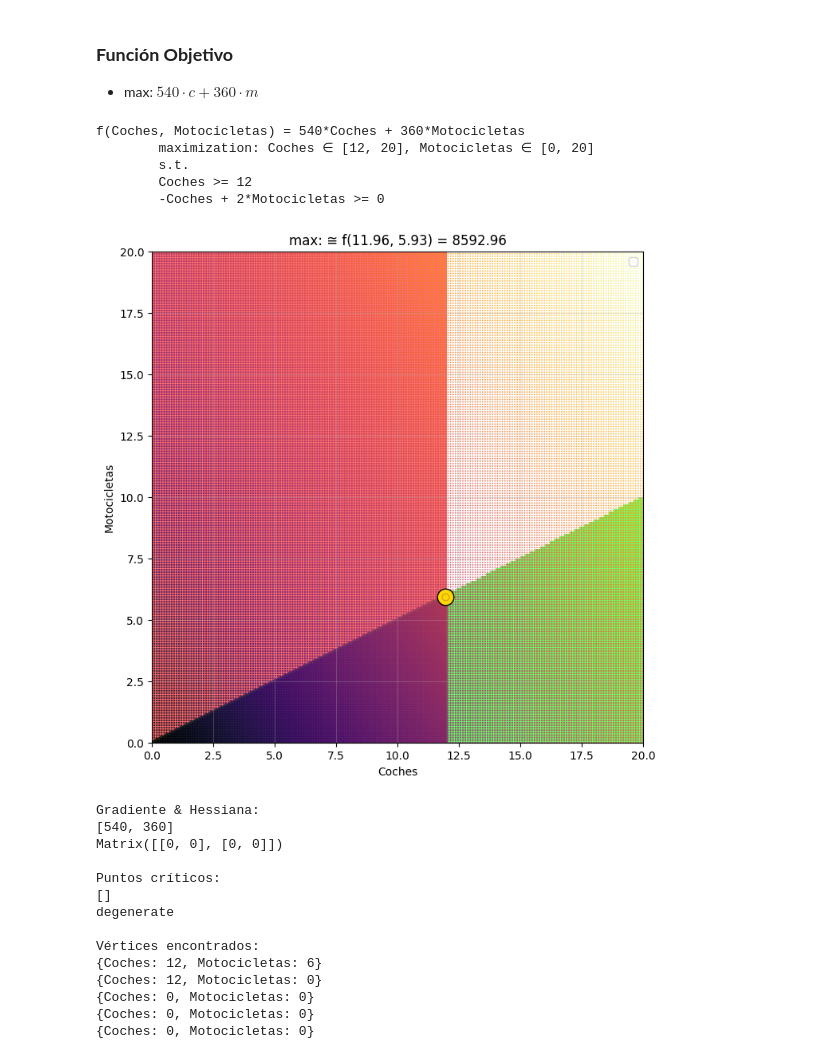
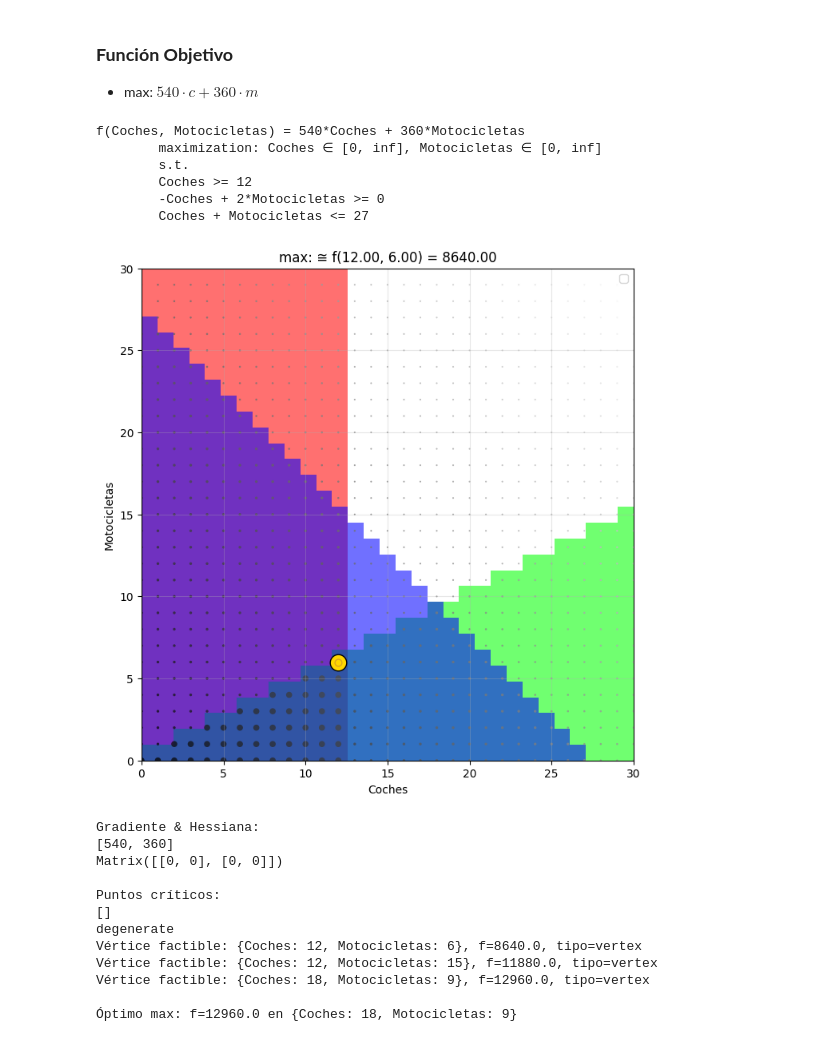
Before and after one commit to JulTob/Optimization, a Jupyter notebook: Optimizacion_C2.ipynb, the cells around one changed output. Saved outputs shown, nothing was run; the diff lists cells and outputs as text; code cells hidden in the pictures.

```diff
--- a/Optimizacion_C2.ipynb
+++ b/Optimizacion_C2.ipynb
@@ -531,15 +567,3 @@ def classify_point(H, point):
     if any(ev < 0 for ev in eigs) and any(ev > 0 for ev in eigs):
         return "saddle"
     return "degenerate"
-# %%
-def feasible(P, point):
-    xs = P.symbols()
-    for r in P.restrictions:
-        if (r.lhs - r.rhs).subs(point) > 0:
-            return False
-    # domain bounds
-    for v in P.variables:
-        val = point[v.symbol]
-        if not v.lower <= val <= v.upper:
-            return False
-    return True
@@ -594,10 +675,6 @@ def analytical_optima(P, steps=True):
             sol = sym.solve([eq1, eq2], xs, dict=True)
             for s in sol:
                 vertices.append(s)
-    if steps:
-        print("\nVértices encontrados:")
-        for v in vertices:
-            print(v)
 
     for v in vertices:
         if feasible(P,v):
@@ -605,6 +682,19 @@ def analytical_optima(P, steps=True):
             candidates.append((v, fval, "vertex", "vertex"))
             if steps:
                 print(f"Vértice factible: {v}, f={fval}, tipo=vertex")
+
+    # ====== SELECT OPTIMUM ======
+    if not candidates:
+        print("No feasible points found.")
+        return
+
+    # candidates = [(point, fval, kind, source), ...]
+    if P.kind == "max":
+        p_opt, f_opt, kind_opt, src_opt = max(candidates, key=lambda t: t[1])
+    else:
+        p_opt, f_opt, kind_opt, src_opt = min(candidates, key=lambda t: t[1])
+
+    print(f"\nÓptimo {P.kind}: f={f_opt} en {p_opt}")
 # %%
 analytical_optima(P)
 # %% [output]
@@ -671,39 +764,38 @@ m = Decision("Motocicletas")
 # %%
 P = Optimization([c, m])
 P[c() >= 12]
 P[2*m()-c() >= 0]
+P[m()+c() <= 27]
 
 f = (540*c() + 360*m())
 P.set_objetivo(f, kind="max")
 
 print(P)
 
 # Establecer límites explícitos para las variables para el trazado
 c.set_upper(30)
 m.set_upper(30)
 
-P.plot()
+P.plot(resolution=30)
+
+analytical_optima(P)
 # %% [output]
 f(Coches, Motocicletas) = 540*Coches + 360*Motocicletas
-        maximization: Coches ∈ [12, 20], Motocicletas ∈ [0, 20]
+        maximization: Coches ∈ [0, inf], Motocicletas ∈ [0, inf]
         s.t.
         Coches >= 12
         -Coches + 2*Motocicletas >= 0
+        Coches + Motocicletas <= 27
-[figure, old version]
+[figure, new version]
+Gradiente & Hessiana:
+[540, 360]
+Matrix([[0, 0], [0, 0]])
+
+Puntos críticos:
+[]
+degenerate
+Vértice factible: {Coches: 12, Motocicletas: 6}, f=8640.0, tipo=vertex
+Vértice factible: {Coches: 12, Motocicletas: 15}, f=11880.0, tipo=vertex
+Vértice factible: {Coches: 18, Motocicletas: 9}, f=12960.0, tipo=vertex
+
+Óptimo max: f=12960.0 en {Coches: 18, Motocicletas: 9}
-# %%
-analytical_optima(P)
-# %% [output]
-Gradiente & Hessiana:
-[540, 360]
-Matrix([[0, 0], [0, 0]])
-
-Puntos críticos:
-[]
-degenerate
-
-Vértices encontrados:
-{Coches: 12, Motocicletas: 6}
-{Coches: 12, Motocicletas: 0}
-{Coches: 0, Motocicletas: 0}
-{Coches: 0, Motocicletas: 0}
-{Coches: 0, Motocicletas: 0}
```
Also changed, not shown: parts of 6 cells of this notebook.
